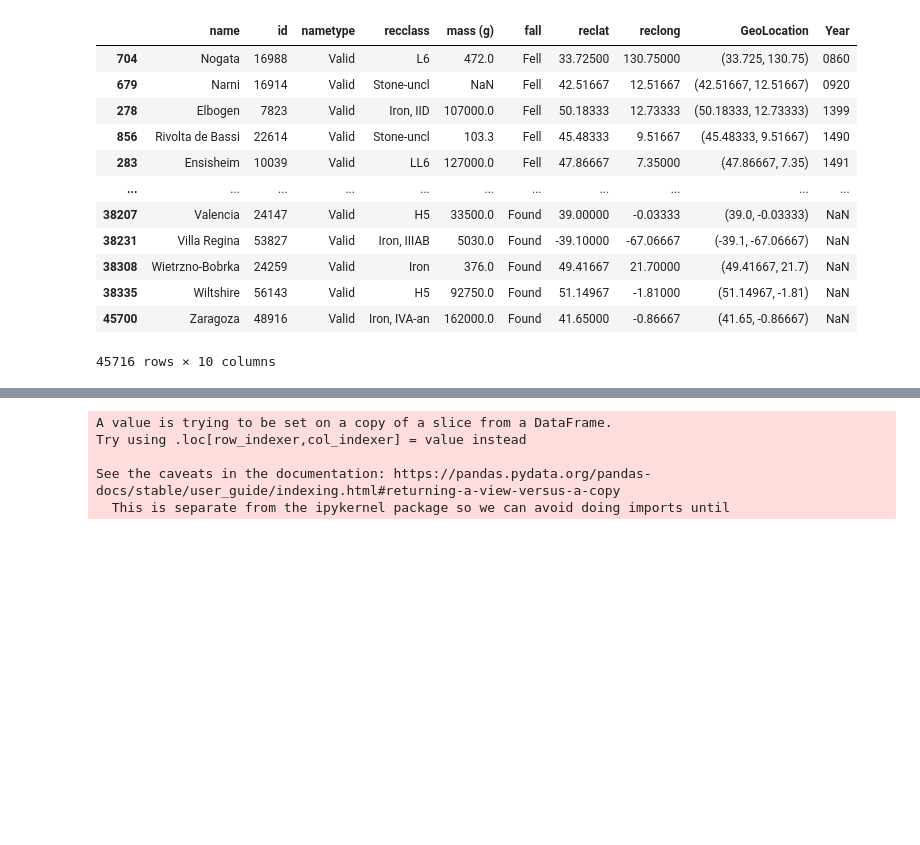
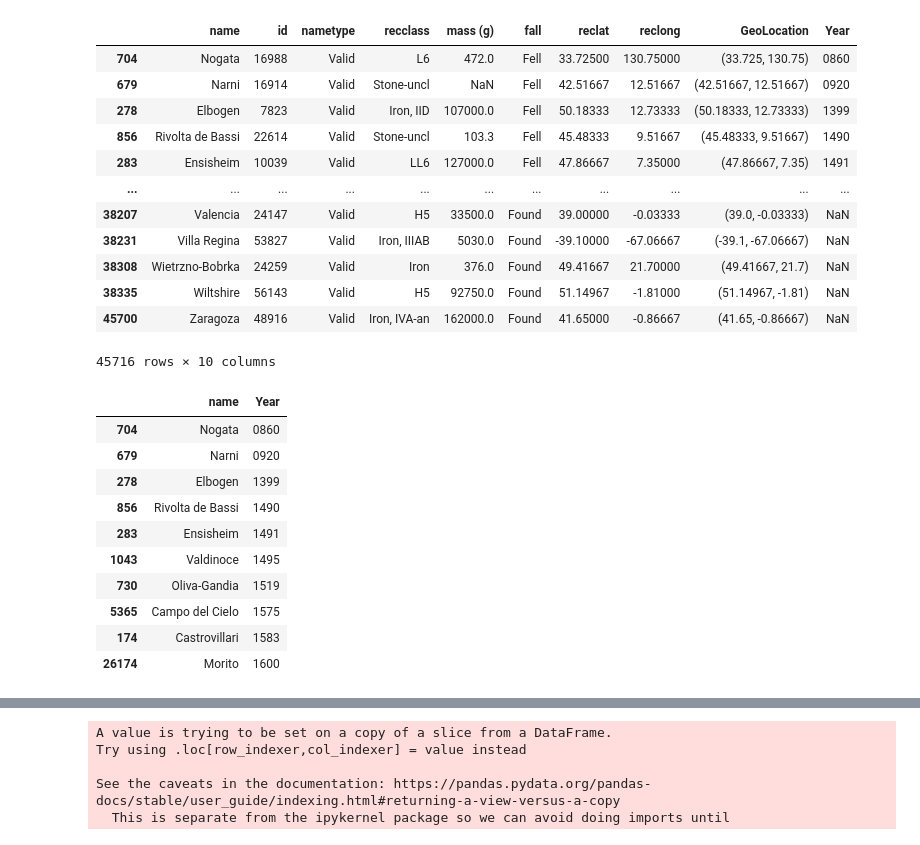
Before and after one commit to yukiekajita/NASA-Meteorites-Analyses, a Jupyter notebook: NASA_Meteorite_City_Country.ipynb, the cells around one changed output, grey strips where cells are left out. Saved outputs shown, nothing was run; the diff lists cells and outputs as text; code cells hidden in the pictures; blank space fills up the shorter version.

```diff
--- a/NASA_Meteorite_City_Country.ipynb
+++ b/NASA_Meteorite_City_Country.ipynb
@@ -49,6 +49,21 @@ sort_meteorite_landings_df
 | 38335 | Wiltshire | 56143 | Valid | H5 | 92750.0 | Found | 51.14967 | -1.81000 | (51.14967, -1.81) | NaN |
 | 45700 | Zaragoza | 48916 | Valid | Iron, IVA-an | 162000.0 | Found | 41.65000 | -0.86667 | (41.65, -0.86667) | NaN |
 45716 rows × 10 columns
+# %%
+table_df = sort_meteorite_landings_df[["name", "Year"]]
+table_df.head(10)
+# %% [output]
+|  | name | Year |
+| 704 | Nogata | 0860 |
+| 679 | Narni | 0920 |
+| 278 | Elbogen | 1399 |
+| 856 | Rivolta de Bassi | 1490 |
+| 283 | Ensisheim | 1491 |
+| 1043 | Valdinoce | 1495 |
+| 730 | Oliva-Gandia | 1519 |
+| 5365 | Campo del Cielo | 1575 |
+| 174 | Castrovillari | 1583 |
+| 26174 | Morito | 1600 |
 # %%
 # Change Year datatypes to integer
 sort_meteorite_landings_df["Year"] = pd.to_numeric(sort_meteorite_landings_df["Year"])
```
Also changed, not shown: parts of 13 cells of this notebook, 7 other files.
